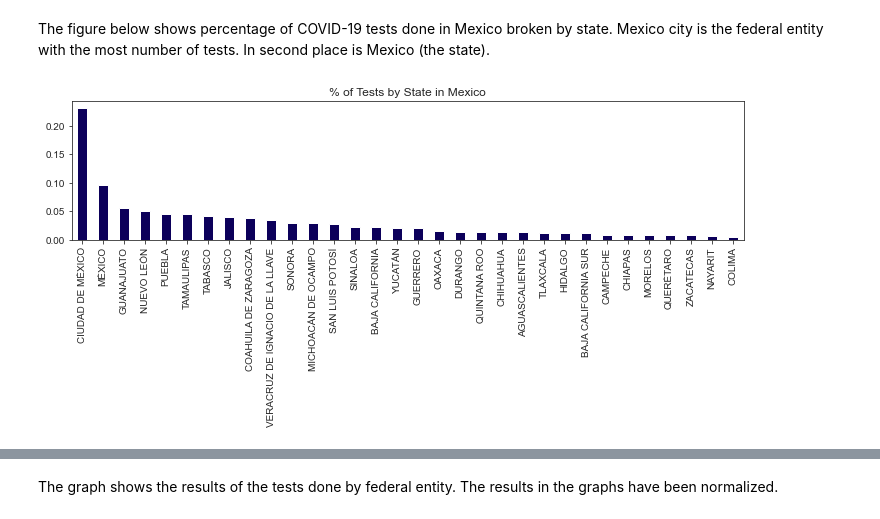
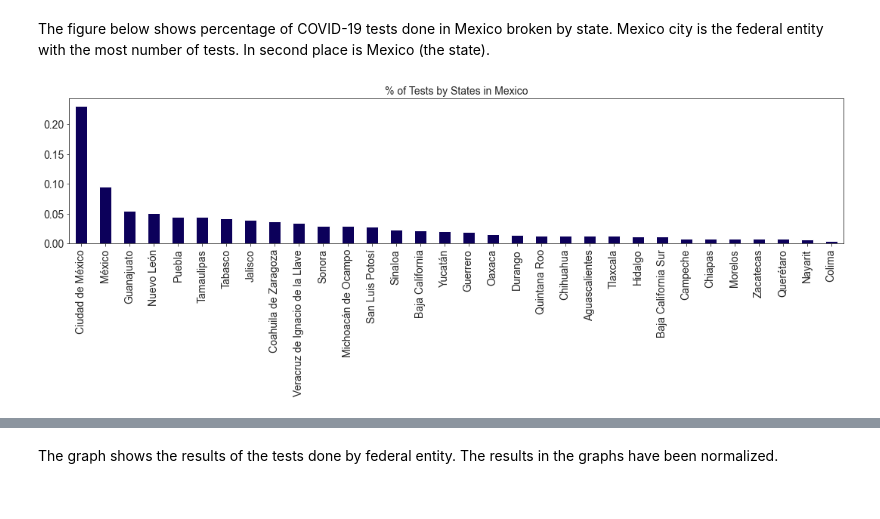
Before and after one commit to epg3/COVID_19_MX, a Jupyter notebook: EDA.ipynb, the cells around one changed output, grey strips where cells are left out. Saved outputs shown, nothing was run; the diff lists cells and outputs as text; code cells hidden in the pictures.

```diff
--- a/EDA.ipynb
+++ b/EDA.ipynb
@@ -56,7 +55,7 @@ covid_general = file_folder(path)
 geo_states = gpd.read_file(path + "mexstates.shp")
 # %%
 # Loading covid-19 file
-df_genera_mx = pd.read_csv(path +"datos_abiertos_20200811.csv", encoding='latin-1')
+df_genera_mx = pd.read_csv(path +"datos_abiertos_20200812.csv", encoding='latin-1')
 df_general = df_genera_mx
 # %%
 #Population data
@@ -230,6 +238,6 @@ df_population['Num'] = df_population['Num'].astype(int)
 # %%
 df_general['ENTIDAD'] = df_general['ENTIDAD_UM'].map(df_states.set_index('CLAVE_ENTIDAD')['ABREVIATURA'])
-df_general['ENTIDAD_NAME'] = df_general['ENTIDAD_UM'].map(df_states.set_index('CLAVE_ENTIDAD')['ENTIDAD_FEDERATIVA'])
+df_general['ENTIDAD_NAME'] = df_general['ENTIDAD_UM'].map(df_population.set_index('Num')['Entidad'])
 df_general['SECTOR'] = df_general['SECTOR'].map(df_sector.set_index('CLAVE')['DESCRIPCIÓN'])
 # %%
 df_general['TIPO_PACIENTE'] = df_general['TIPO_PACIENTE'].map(df_paciente.set_index('CLAVE')['DESCRIPCIÓN'])
@@ -313,6 +321,11 @@ The column specifies whether the patient is alive or dead.
 # %%
 df_general['FECHA_INGRESO_SEMANAL'] = df_general['FECHA_INGRESO'].dt.dayofweek
 df_general['WEEKEND'] = df_general['FECHA_INGRESO_SEMANAL'].apply(lambda x: 1 if (x>4) else 0)
+# %%
+df_general['FECHA_SINTOMAS_SEMANAL'] = df_general['FECHA_SINTOMAS'].dt.dayofweek
+df_general['WEEKEND_FECHA_SINTOMAS'] = df_general['FECHA_SINTOMAS_SEMANAL'].apply(lambda x: 1 if (x>3) else 0)
+# %%
+df_general['MISMO_DIA_ING_SIM'] = df_general['FECHA_INGRESO'] >  df_general['FECHA_SINTOMAS']
 # %%
 df_general.head()
 # %% [output]
@@ -403,15 +416,17 @@ memory usage: 304.4+ MB
 The figure below shows percentage of COVID-19 tests done in Mexico broken by state. Mexico city is the federal entity with the most number of tests. In second place is Mexico (the state).
 # %%
 #plt.style.use('classic')
-title_chart = '% of Tests by State in Mexico'
+title_chart = '% of Tests by States in Mexico'
 states_vals = df_general.ENTIDAD_NAME.value_counts()
 #sns.set(palette="Blues_d")
 sns.set_style("ticks")
-fig = plt.figure(figsize=(10,5))
-(states_vals/df_general.shape[0]).plot(kind="bar", color = '#0c005a');
-plt.title(title_chart, fontsize = 12);
+fig = plt.figure(figsize=(15,6))
+(states_vals/df_general.shape[0]).plot(kind="bar", color = '#0c005a', label='State');
+plt.title(title_chart, fontsize = 14);
+#plt.legend(prop={'size': 14})
+plt.tick_params(labelsize=14)
 plt.tight_layout()
 plt.savefig('images/' + title_chart + '.png')
 plt.show()
 # %% [output]
-[figure, old version]
+[figure, new version]
```
Also changed, not shown: parts of 77 cells of this notebook.
